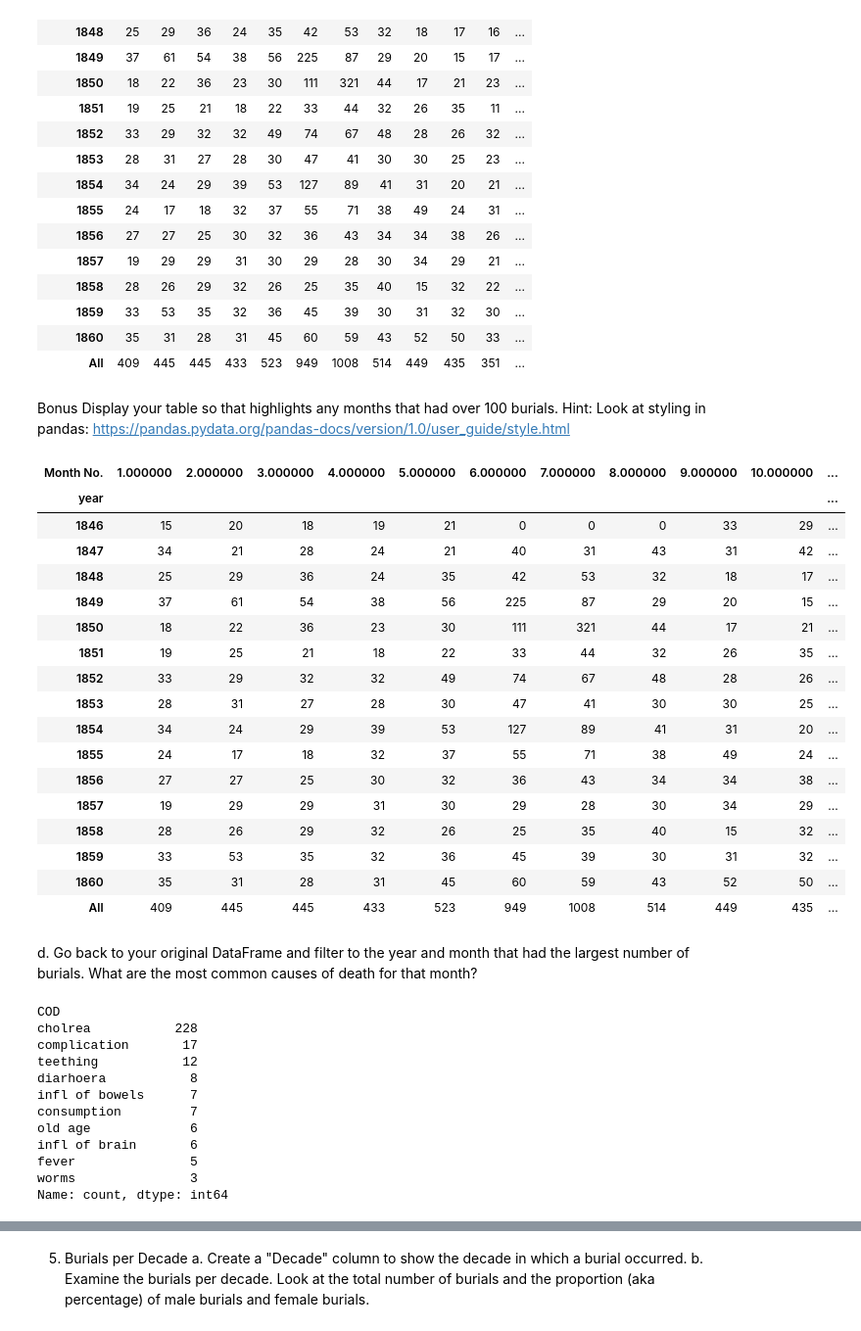
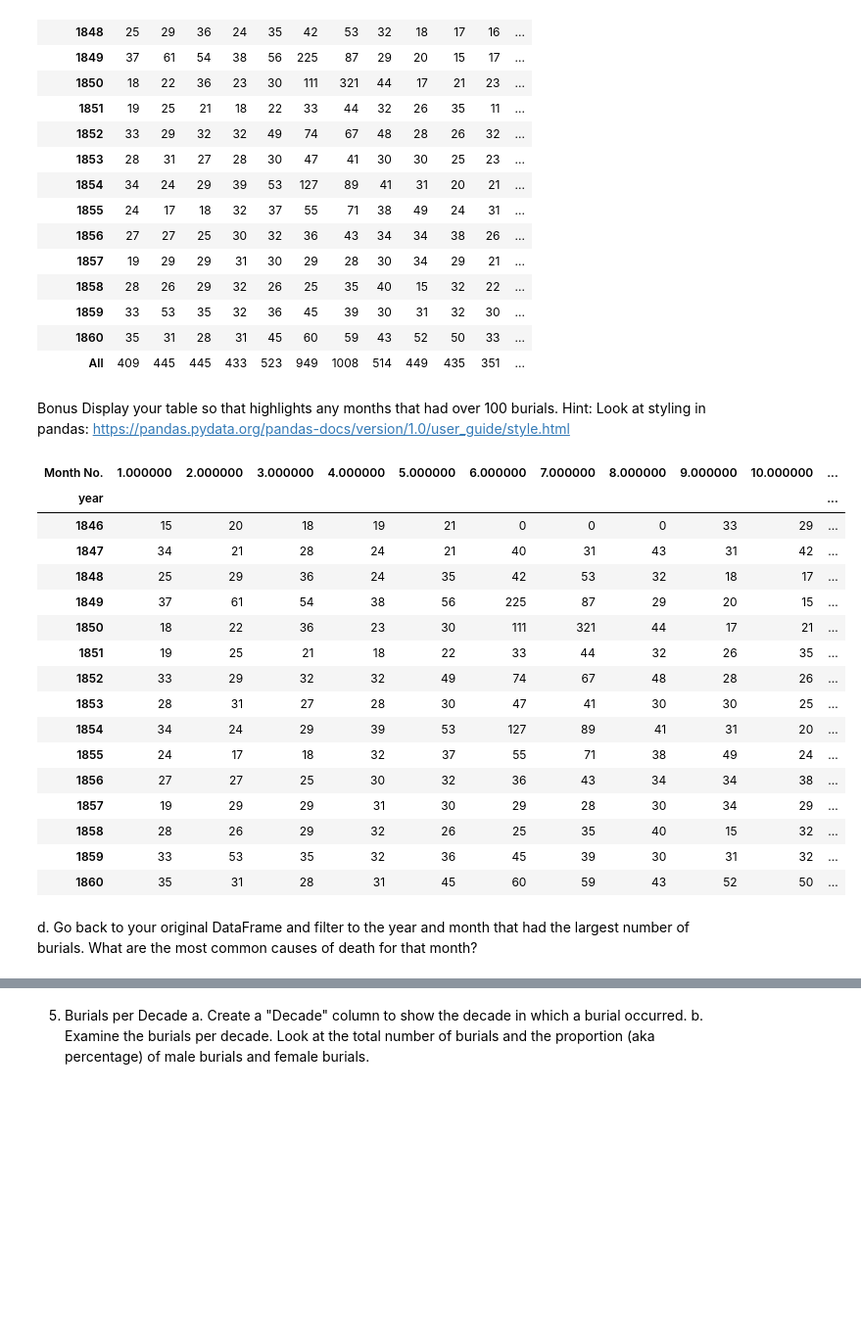
Before and after one commit to NSS-Data-Analytics-Cohort-10/advanced-pandas-mhm516, a Jupyter notebook: script/code.ipynb, the cells around one changed output, grey strips where cells are left out. Shown at 98% size. Saved outputs shown, nothing was run; the diff lists cells and outputs as text; code cells hidden in the pictures; blank space fills up the shorter version.

Commit message:
corrections to number 4 bonus and 3

```diff
--- a/script/code.ipynb
+++ b/script/code.ipynb
@@ -157,54 +159,31 @@ monthly_cross
 | 1859 | 33 | 53 | 35 | 32 | 36 | 45 | 39 | 30 | 31 | 32 | 30 | ... |
 | 1860 | 35 | 31 | 28 | 31 | 45 | 60 | 59 | 43 | 52 | 50 | 33 | ... |
 | All | 409 | 445 | 445 | 433 | 523 | 949 | 1008 | 514 | 449 | 435 | 351 | ... |
-# %% [markdown]
-Bonus Display your table so that highlights any months that had over 100 burials. Hint: Look at styling in pandas: https://pandas.pydata.org/pandas-docs/version/1.0/user_guide/style.html
-# %%
-def color_negative_red(val):
-    """
-    Takes a scalar and returns a string with
-    the css property `'color: red'` for negative
-    strings, black otherwise.
-    """
-    color = 'red' if val >100 else 'black'
-    return 'color: %s' % color
-monthly_cross.style.applymap(color_negative_red)
-# %% [output]
-| Month No. | 1.000000 | 2.000000 | 3.000000 | 4.000000 | 5.000000 | 6.000000 | 7.000000 | 8.000000 | 9.000000 | 10.000000 | ... |
-| year |  |  |  |  |  |  |  |  |  |  | ... |
-| 1846 | 15 | 20 | 18 | 19 | 21 | 0 | 0 | 0 | 33 | 29 | ... |
-| 1847 | 34 | 21 | 28 | 24 | 21 | 40 | 31 | 43 | 31 | 42 | ... |
-| 1848 | 25 | 29 | 36 | 24 | 35 | 42 | 53 | 32 | 18 | 17 | ... |
-| 1849 | 37 | 61 | 54 | 38 | 56 | 225 | 87 | 29 | 20 | 15 | ... |
-| 1850 | 18 | 22 | 36 | 23 | 30 | 111 | 321 | 44 | 17 | 21 | ... |
-| 1851 | 19 | 25 | 21 | 18 | 22 | 33 | 44 | 32 | 26 | 35 | ... |
-| 1852 | 33 | 29 | 32 | 32 | 49 | 74 | 67 | 48 | 28 | 26 | ... |
-| 1853 | 28 | 31 | 27 | 28 | 30 | 47 | 41 | 30 | 30 | 25 | ... |
-| 1854 | 34 | 24 | 29 | 39 | 53 | 127 | 89 | 41 | 31 | 20 | ... |
-| 1855 | 24 | 17 | 18 | 32 | 37 | 55 | 71 | 38 | 49 | 24 | ... |
-| 1856 | 27 | 27 | 25 | 30 | 32 | 36 | 43 | 34 | 34 | 38 | ... |
-| 1857 | 19 | 29 | 29 | 31 | 30 | 29 | 28 | 30 | 34 | 29 | ... |
-| 1858 | 28 | 26 | 29 | 32 | 26 | 25 | 35 | 40 | 15 | 32 | ... |
-| 1859 | 33 | 53 | 35 | 32 | 36 | 45 | 39 | 30 | 31 | 32 | ... |
-| 1860 | 35 | 31 | 28 | 31 | 45 | 60 | 59 | 43 | 52 | 50 | ... |
-| All | 409 | 445 | 445 | 433 | 523 | 949 | 1008 | 514 | 449 | 435 | ... |
-# %% [markdown]
-d. Go back to your original DataFrame and filter to the year and month that had the largest number of burials. What are the most common causes of death for that month?
-# %%
-filter=clean.loc[clean ['year'].isin([1850])]
-filter=filter.loc[filter['Month No.'].isin([7.0])]
-filter=filter.COD.value_counts().sort_values(ascending=False).head(10)
-filter
-# %% [output]
-COD
-cholrea           228
-complication       17
-teething           12
-diarhoera           8
-infl of bowels      7
-consumption         7
-old age             6
-infl of brain       6
-fever               5
-worms               3
-Name: count, dtype: int64
+# %% [markdown]
+Bonus Display your table so that highlights any months that had over 100 burials. Hint: Look at styling in pandas: https://pandas.pydata.org/pandas-docs/version/1.0/user_guide/style.html
+# %%
+def color_negative_red(val):
+    color = 'red' if val > 100 else 'black'
+    return 'color: %s' % color
+monthly_cross2=pd.crosstab(clean_1846_1860['year'],clean_1846_1860['Month No.'])
+monthly_cross2.style.applymap(color_negative_red)
+# %% [output]
+| Month No. | 1.000000 | 2.000000 | 3.000000 | 4.000000 | 5.000000 | 6.000000 | 7.000000 | 8.000000 | 9.000000 | 10.000000 | ... |
+| year |  |  |  |  |  |  |  |  |  |  | ... |
+| 1846 | 15 | 20 | 18 | 19 | 21 | 0 | 0 | 0 | 33 | 29 | ... |
+| 1847 | 34 | 21 | 28 | 24 | 21 | 40 | 31 | 43 | 31 | 42 | ... |
+| 1848 | 25 | 29 | 36 | 24 | 35 | 42 | 53 | 32 | 18 | 17 | ... |
+| 1849 | 37 | 61 | 54 | 38 | 56 | 225 | 87 | 29 | 20 | 15 | ... |
+| 1850 | 18 | 22 | 36 | 23 | 30 | 111 | 321 | 44 | 17 | 21 | ... |
+| 1851 | 19 | 25 | 21 | 18 | 22 | 33 | 44 | 32 | 26 | 35 | ... |
+| 1852 | 33 | 29 | 32 | 32 | 49 | 74 | 67 | 48 | 28 | 26 | ... |
+| 1853 | 28 | 31 | 27 | 28 | 30 | 47 | 41 | 30 | 30 | 25 | ... |
+| 1854 | 34 | 24 | 29 | 39 | 53 | 127 | 89 | 41 | 31 | 20 | ... |
+| 1855 | 24 | 17 | 18 | 32 | 37 | 55 | 71 | 38 | 49 | 24 | ... |
+| 1856 | 27 | 27 | 25 | 30 | 32 | 36 | 43 | 34 | 34 | 38 | ... |
+| 1857 | 19 | 29 | 29 | 31 | 30 | 29 | 28 | 30 | 34 | 29 | ... |
+| 1858 | 28 | 26 | 29 | 32 | 26 | 25 | 35 | 40 | 15 | 32 | ... |
+| 1859 | 33 | 53 | 35 | 32 | 36 | 45 | 39 | 30 | 31 | 32 | ... |
+| 1860 | 35 | 31 | 28 | 31 | 45 | 60 | 59 | 43 | 52 | 50 | ... |
+# %% [markdown]
+d. Go back to your original DataFrame and filter to the year and month that had the largest number of burials. What are the most common causes of death for that month?
```
Also changed, not shown: parts of 8 cells of this notebook.
